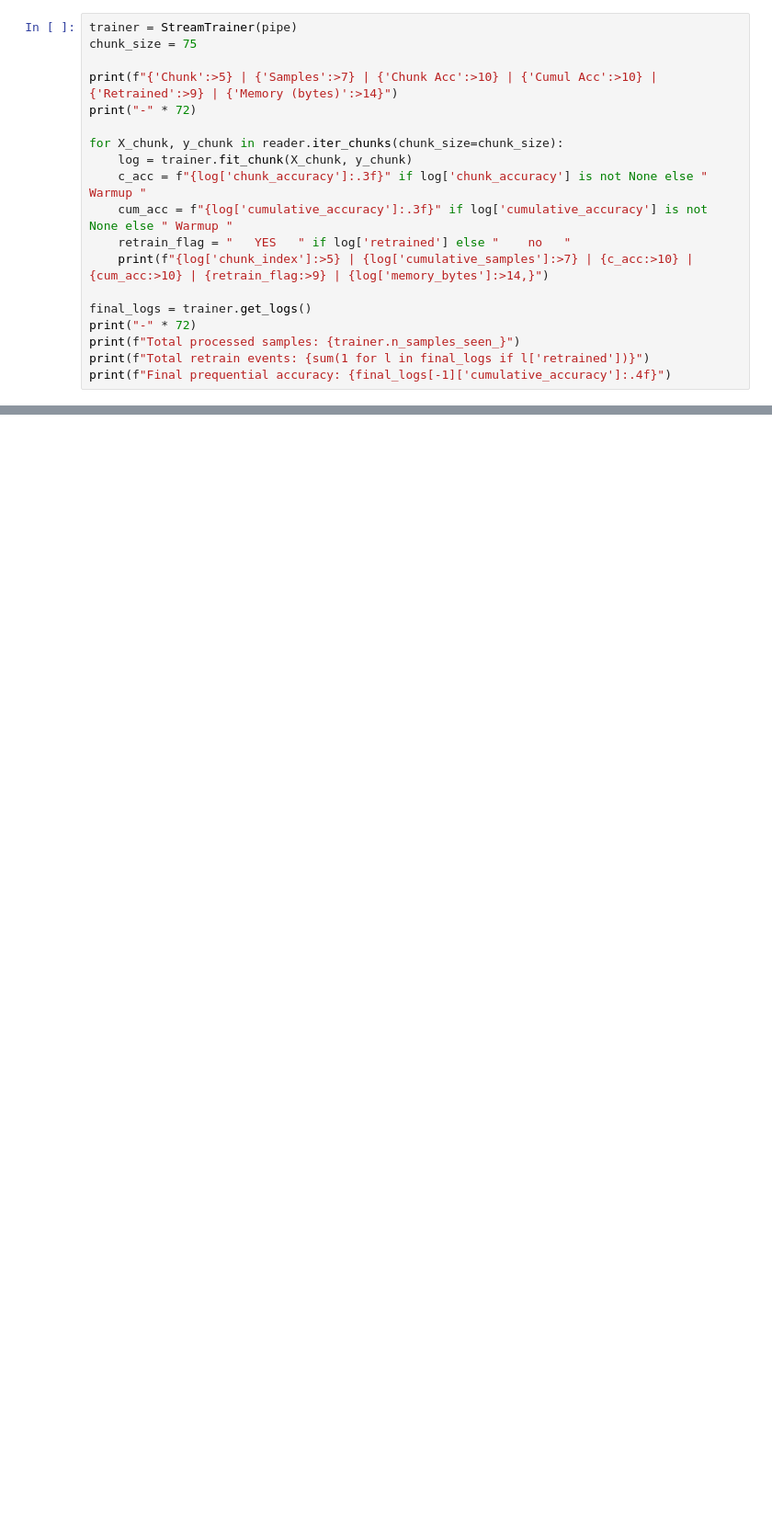
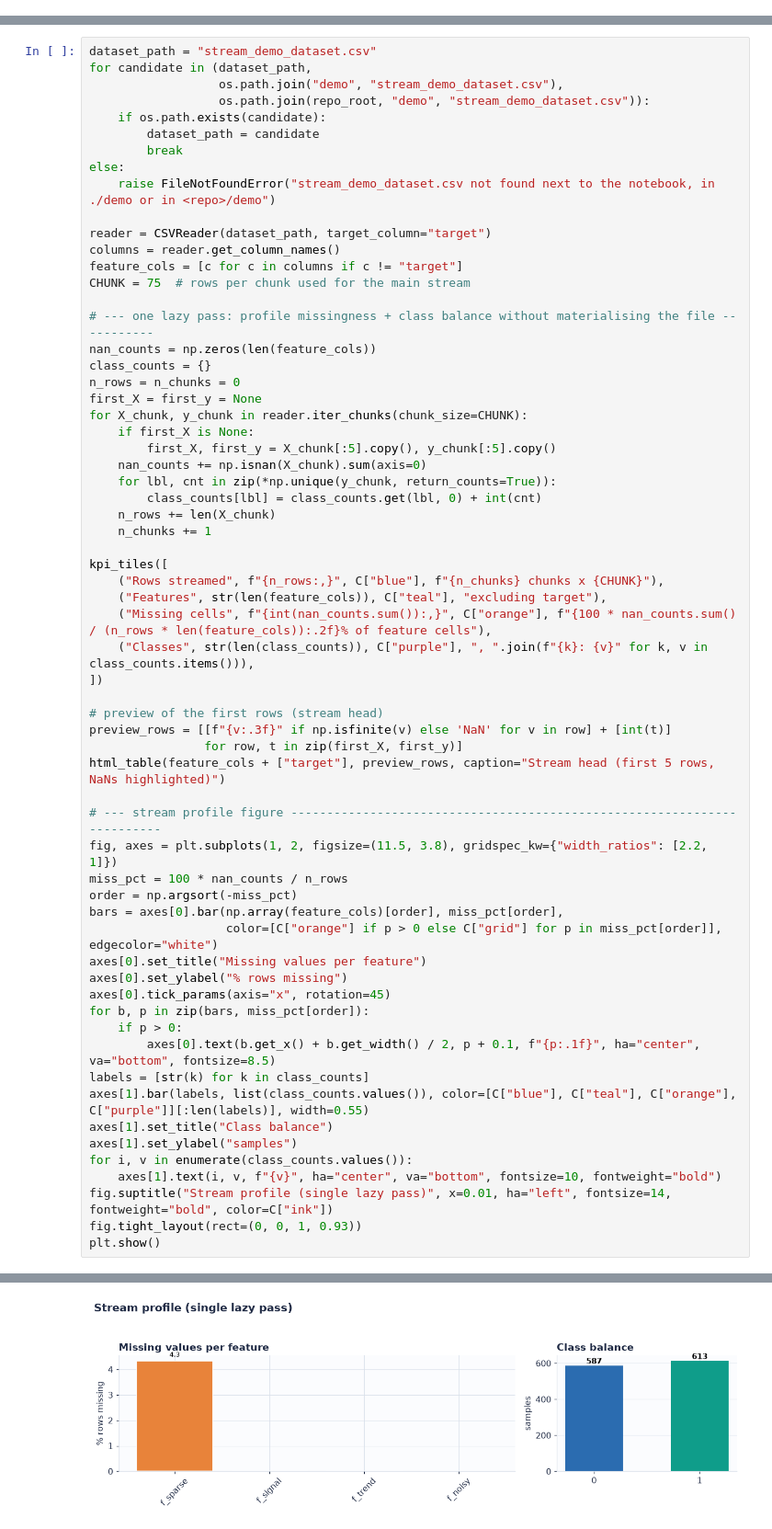
Before and after one commit to DivyViradiya-Projects/NumCompute, a Jupyter notebook: demo/stream_demo.ipynb, the cells around one changed output, grey strips where cells are left out. Shown at 92% size. Cells and saved outputs as stored; diff of their text form; blank space fills up the shorter version.

Commit message:
demo: complete agent review fixes and clean-kernel execution for Assignment 2.2

```diff
--- a/demo/stream_demo.ipynb
+++ b/demo/stream_demo.ipynb
@@ -102,19 +0,0 @@ In streaming environments, conventional train/test splits are invalid because da
-# %%
-trainer = StreamTrainer(pipe)
-chunk_size = 75
-
-print(f"{'Chunk':>5} | {'Samples':>7} | {'Chunk Acc':>10} | {'Cumul Acc':>10} | {'Retrained':>9} | {'Memory (bytes)':>14}")
-print("-" * 72)
-
-for X_chunk, y_chunk in reader.iter_chunks(chunk_size=chunk_size):
-    log = trainer.fit_chunk(X_chunk, y_chunk)
-    c_acc = f"{log['chunk_accuracy']:.3f}" if log['chunk_accuracy'] is not None else " Warmup "
-    cum_acc = f"{log['cumulative_accuracy']:.3f}" if log['cumulative_accuracy'] is not None else " Warmup "
-    retrain_flag = "   YES   " if log['retrained'] else "    no   "
-    print(f"{log['chunk_index']:>5} | {log['cumulative_samples']:>7} | {c_acc:>10} | {cum_acc:>10} | {retrain_flag:>9} | {log['memory_bytes']:>14,}")
-
-final_logs = trainer.get_logs()
-print("-" * 72)
-print(f"Total processed samples: {trainer.n_samples_seen_}")
-print(f"Total retrain events: {sum(1 for l in final_logs if l['retrained'])}")
-print(f"Final prequential accuracy: {final_logs[-1]['cumulative_accuracy']:.4f}")
@@ -263,0 +210,64 @@ plt.show()
+# %%
+dataset_path = "stream_demo_dataset.csv"
+for candidate in (dataset_path,
+                  os.path.join("demo", "stream_demo_dataset.csv"),
+                  os.path.join(repo_root, "demo", "stream_demo_dataset.csv")):
+    if os.path.exists(candidate):
+        dataset_path = candidate
+        break
+else:
+    raise FileNotFoundError("stream_demo_dataset.csv not found next to the notebook, in ./demo or in <repo>/demo")
+
+reader = CSVReader(dataset_path, target_column="target")
+columns = reader.get_column_names()
+feature_cols = [c for c in columns if c != "target"]
+CHUNK = 75  # rows per chunk used for the main stream
+
+# --- one lazy pass: profile missingness + class balance without materialising the file -----------
+nan_counts = np.zeros(len(feature_cols))
+class_counts = {}
+n_rows = n_chunks = 0
+first_X = first_y = None
+for X_chunk, y_chunk in reader.iter_chunks(chunk_size=CHUNK):
+    if first_X is None:
+        first_X, first_y = X_chunk[:5].copy(), y_chunk[:5].copy()
+    nan_counts += np.isnan(X_chunk).sum(axis=0)
+    for lbl, cnt in zip(*np.unique(y_chunk, return_counts=True)):
+        class_counts[lbl] = class_counts.get(lbl, 0) + int(cnt)
+    n_rows += len(X_chunk)
+    n_chunks += 1
+
+kpi_tiles([
+    ("Rows streamed", f"{n_rows:,}", C["blue"], f"{n_chunks} chunks x {CHUNK}"),
+    ("Features", str(len(feature_cols)), C["teal"], "excluding target"),
+    ("Missing cells", f"{int(nan_counts.sum()):,}", C["orange"], f"{100 * nan_counts.sum() / (n_rows * len(feature_cols)):.2f}% of feature cells"),
+    ("Classes", str(len(class_counts)), C["purple"], ", ".join(f"{k}: {v}" for k, v in class_counts.items())),
+])
+
+# preview of the first rows (stream head)
+preview_rows = [[f"{v:.3f}" if np.isfinite(v) else 'NaN' for v in row] + [int(t)]
+                for row, t in zip(first_X, first_y)]
+html_table(feature_cols + ["target"], preview_rows, caption="Stream head (first 5 rows, NaNs highlighted)")
+
+# --- stream profile figure ------------------------------------------------------------------------
+fig, axes = plt.subplots(1, 2, figsize=(11.5, 3.8), gridspec_kw={"width_ratios": [2.2, 1]})
+miss_pct = 100 * nan_counts / n_rows
+order = np.argsort(-miss_pct)
+bars = axes[0].bar(np.array(feature_cols)[order], miss_pct[order],
+                   color=[C["orange"] if p > 0 else C["grid"] for p in miss_pct[order]], edgecolor="white")
+axes[0].set_title("Missing values per feature")
+axes[0].set_ylabel("% rows missing")
+axes[0].tick_params(axis="x", rotation=45)
+for b, p in zip(bars, miss_pct[order]):
+    if p > 0:
+        axes[0].text(b.get_x() + b.get_width() / 2, p + 0.1, f"{p:.1f}", ha="center", va="bottom", fontsize=8.5)
+labels = [str(k) for k in class_counts]
+axes[1].bar(labels, list(class_counts.values()), color=[C["blue"], C["teal"], C["orange"], C["purple"]][:len(labels)], width=0.55)
+axes[1].set_title("Class balance")
+axes[1].set_ylabel("samples")
+for i, v in enumerate(class_counts.values()):
+    axes[1].text(i, v, f"{v}", ha="center", va="bottom", fontsize=10, fontweight="bold")
+fig.suptitle("Stream profile (single lazy pass)", x=0.01, ha="left", fontsize=14, fontweight="bold", color=C["ink"])
+fig.tight_layout(rect=(0, 0, 1, 0.93))
+plt.show()
+# %% [output]
@@ -263,0 +290 @@ plt.show()
+[figure, added]
```
Also changed, not shown: parts of 68 cells of this notebook.
